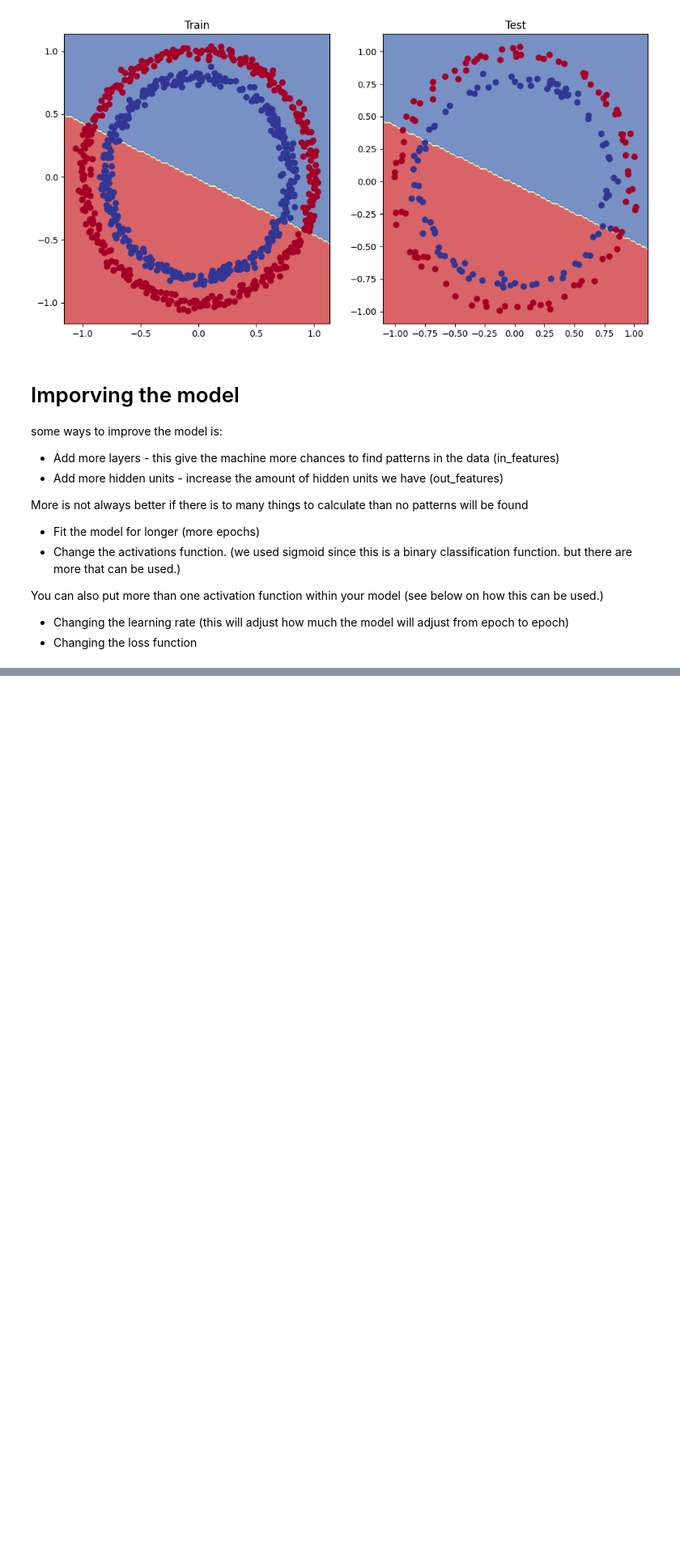
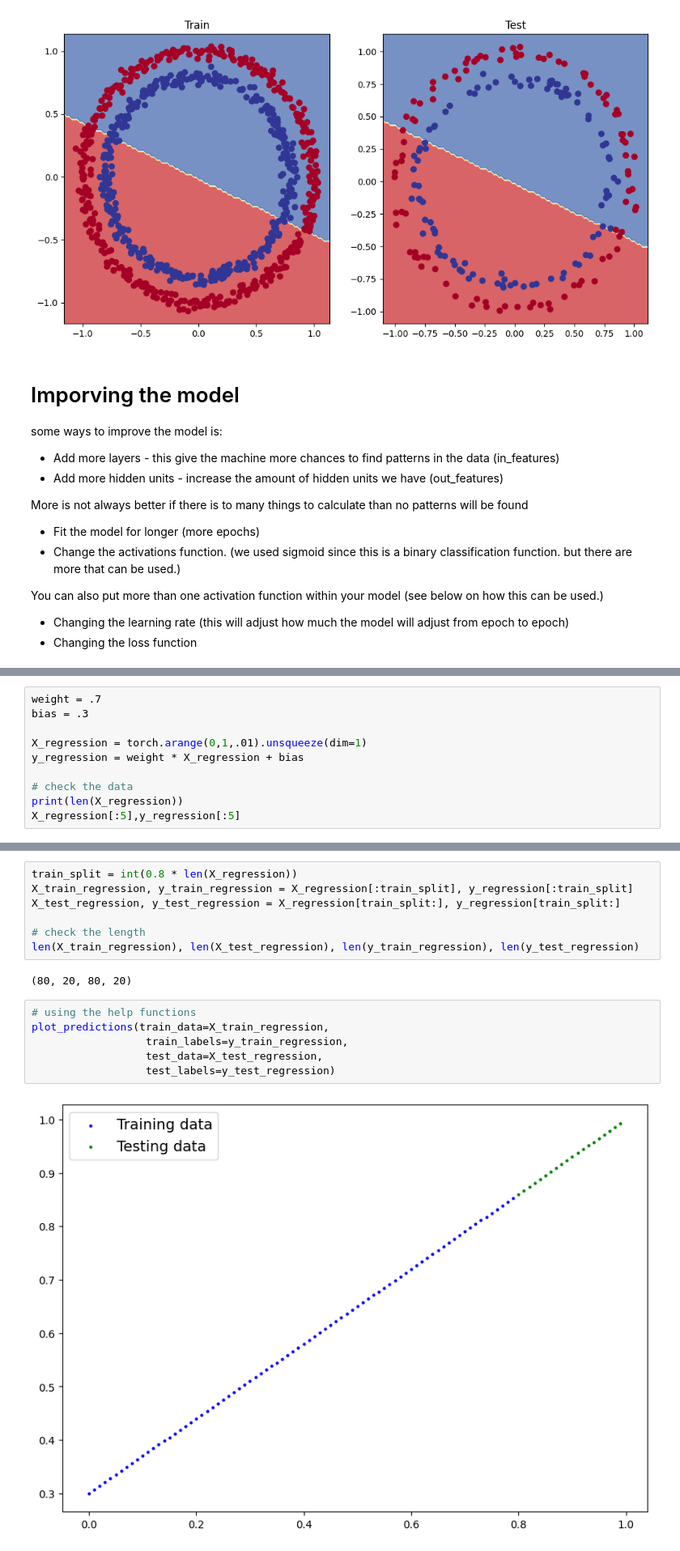
Before and after one commit to LonnieHarp/Pytorch, a Jupyter notebook: classifcation.ipynb, the cells around one changed output, grey strips where cells are left out. Shown at 81% size. Saved outputs shown, nothing was run; the diff lists cells and outputs as text; blank space fills up the shorter version.

```diff
--- a/classifcation.ipynb
+++ b/classifcation.ipynb
@@ -469,0 +601,10 @@ You can also put more than one activation function within your model (see below
+# %%
+weight = .7
+bias = .3
+
+X_regression = torch.arange(0,1,.01).unsqueeze(dim=1)
+y_regression = weight * X_regression + bias
+
+# check the data
+print(len(X_regression))
+X_regression[:5],y_regression[:5]
@@ -469,0 +623,17 @@ You can also put more than one activation function within your model (see below
+# %%
+train_split = int(0.8 * len(X_regression))
+X_train_regression, y_train_regression = X_regression[:train_split], y_regression[:train_split]
+X_test_regression, y_test_regression = X_regression[train_split:], y_regression[train_split:]
+
+# check the length
+len(X_train_regression), len(X_test_regression), len(y_train_regression), len(y_test_regression)
+# %% [output]
+(80, 20, 80, 20)
+# %%
+# using the help functions
+plot_predictions(train_data=X_train_regression,
+                  train_labels=y_train_regression,
+                  test_data=X_test_regression,
+                  test_labels=y_test_regression)
+# %% [output]
+[figure, added]
```
Also changed, not shown: parts of 30 cells of this notebook.
